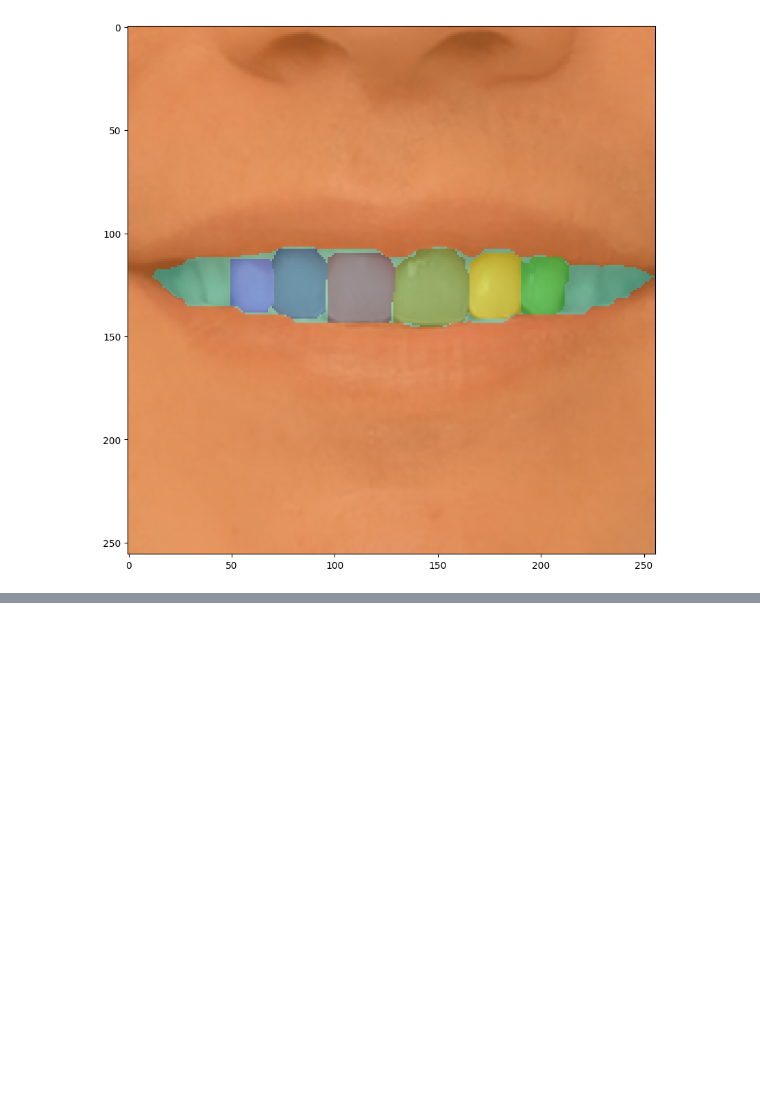
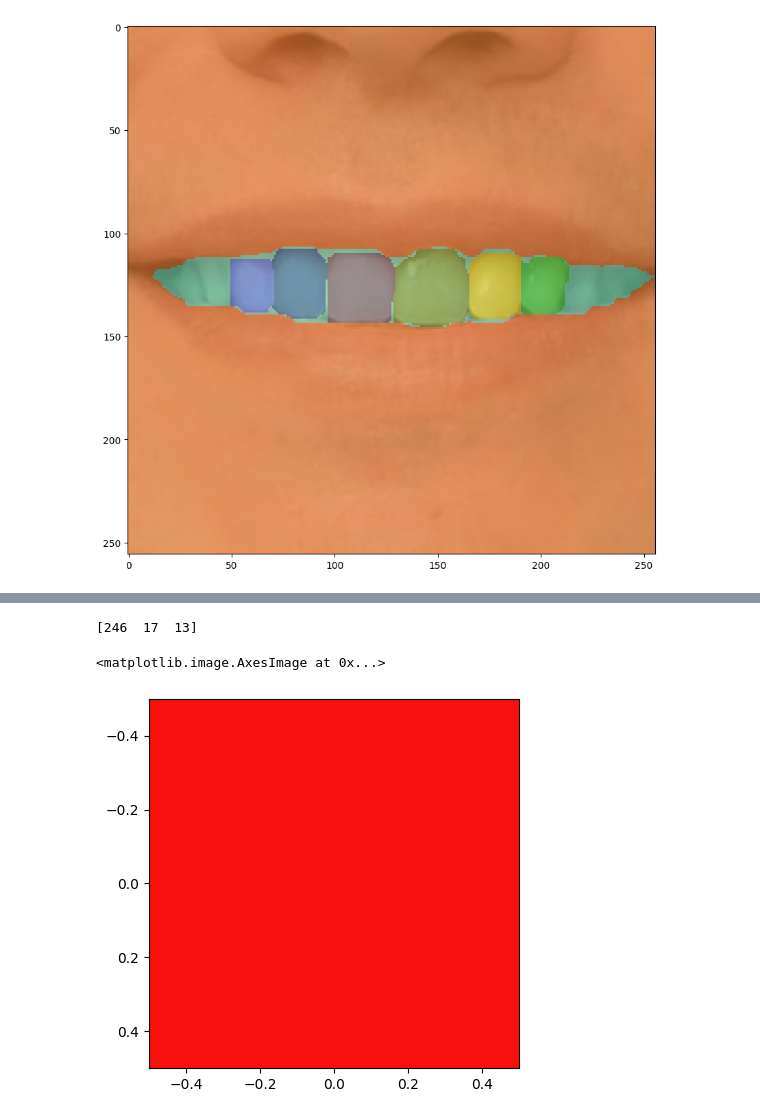
Before and after one commit to jamesdvance/BraceYourself, a Jupyter notebook: FastSAM_demo.ipynb, the cells around one changed output, grey strips where cells are left out. Drawn from its saved outputs; the diff is of its cells as text; code cells hidden in the pictures; blank space fills up the shorter version.

```diff
--- a/FastSAM_demo.ipynb
+++ b/FastSAM_demo.ipynb
@@ -89,0 +124,7 @@ plt.imshow(segd_img )
+# %%
+print(segd_img[145,150])
+plt.imshow(np.array([[segd_img[145,150]]]))
+# %% [output]
+[246  17  13]
+<matplotlib.image.AxesImage at 0x...>
+[figure, added]
```
Also changed, not shown: parts of 44 cells of this notebook.
